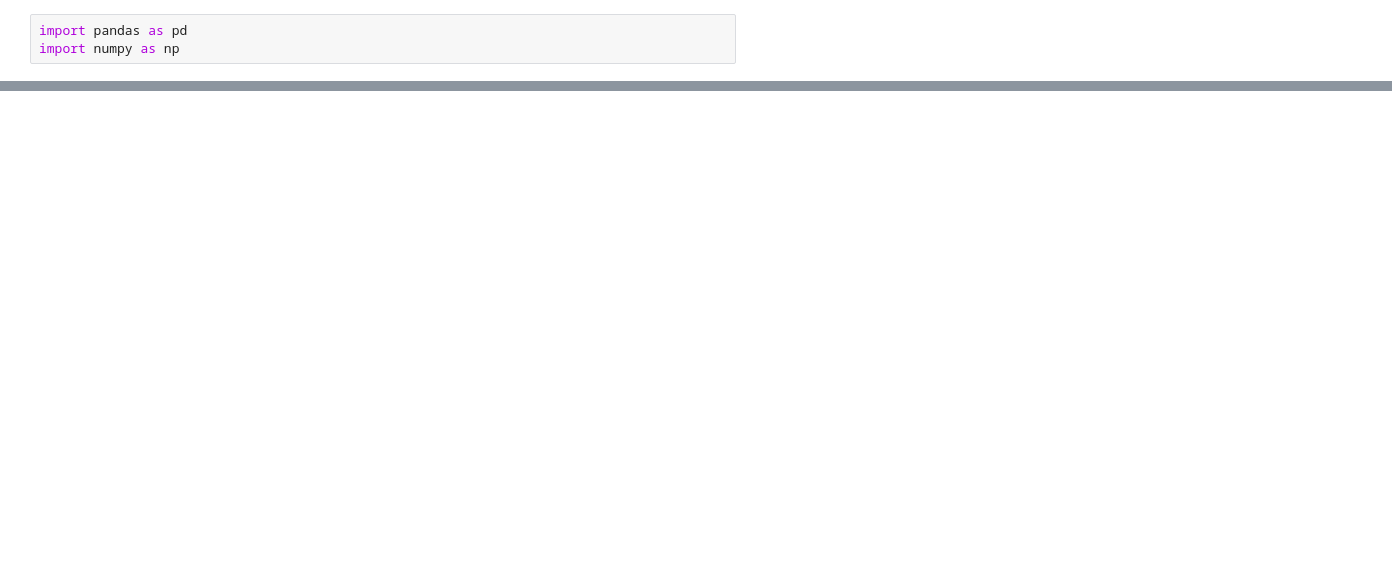
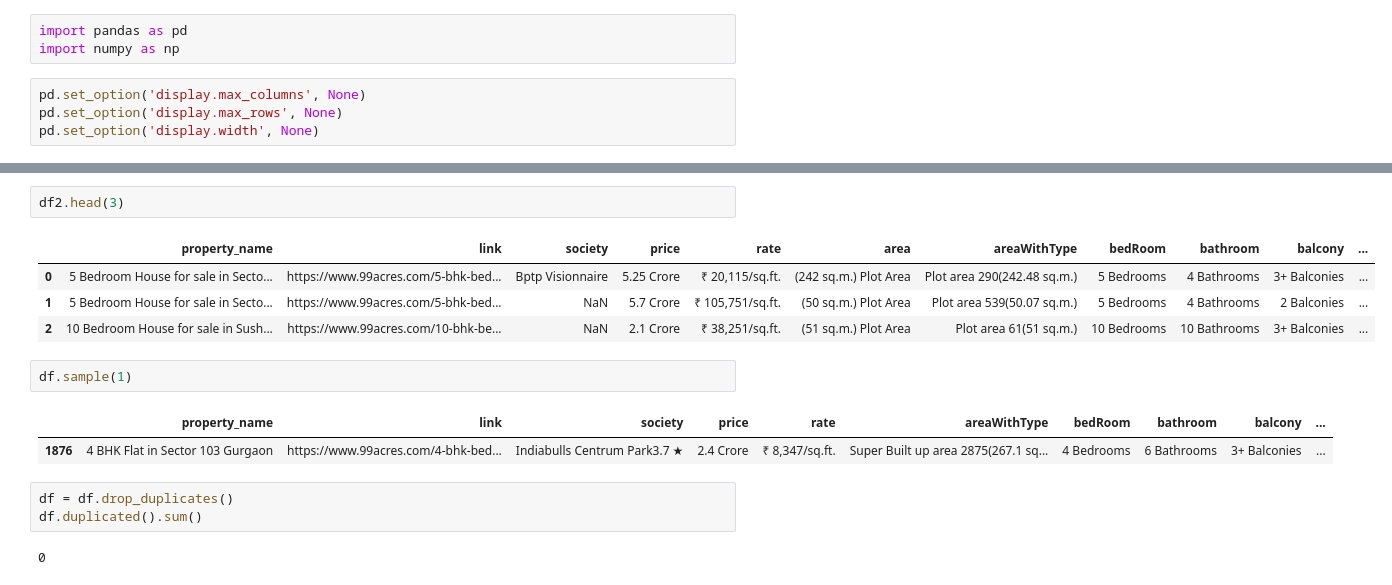
Before and after one commit to 2022BCD0052/Real-Estate-Project, a Jupyter notebook: index.ipynb, the cells around one changed output, grey strips where cells are left out. Cells and saved outputs as stored; diff of their text form; blank space fills up the shorter version.

```diff
--- a/index.ipynb
+++ b/index.ipynb
@@ -1,4 +1,8 @@
 # %%
 import pandas as pd
 import numpy as np
+# %%
+pd.set_option('display.max_columns', None)
+pd.set_option('display.max_rows', None)
+pd.set_option('display.width', None)
 # %%
@@ -5,0 +23,17 @@ df = pd.read_csv("flats.csv")
+# %%
+df2.head(3)
+# %% [output]
+|  | property_name | link | society | price | rate | area | areaWithType | bedRoom | bathroom | balcony | ... |
+| 0 | 5 Bedroom House for sale in Secto... | https://www.99acres.com/5-bhk-bed... | Bptp Visionnaire | 5.25 Crore | ₹ 20,115/sq.ft. | (242 sq.m.) Plot Area | Plot area 290(242.48 sq.m.) | 5 Bedrooms | 4 Bathrooms | 3+ Balconies | ... |
+| 1 | 5 Bedroom House for sale in Secto... | https://www.99acres.com/5-bhk-bed... | NaN | 5.7 Crore | ₹ 105,751/sq.ft. | (50 sq.m.) Plot Area | Plot area 539(50.07 sq.m.) | 5 Bedrooms | 4 Bathrooms | 2 Balconies | ... |
+| 2 | 10 Bedroom House for sale in Sush... | https://www.99acres.com/10-bhk-be... | NaN | 2.1 Crore | ₹ 38,251/sq.ft. | (51 sq.m.) Plot Area | Plot area 61(51 sq.m.) | 10 Bedrooms | 10 Bathrooms | 3+ Balconies | ... |
+# %%
+df.sample(1)
+# %% [output]
+|  | property_name | link | society | price | rate | areaWithType | bedRoom | bathroom | balcony | ... |
+| 1876 | 4 BHK Flat in Sector 103 Gurgaon | https://www.99acres.com/4-bhk-bed... | Indiabulls Centrum Park3.7 ★ | 2.4 Crore | ₹ 8,347/sq.ft. | Super Built up area 2875(267.1 sq... | 4 Bedrooms | 6 Bathrooms | 3+ Balconies | ... |
+# %%
+df = df.drop_duplicates()
+df.duplicated().sum()
+# %% [output]
+0
```
Also changed, not shown: parts of 18 cells of this notebook, 1 other file.
